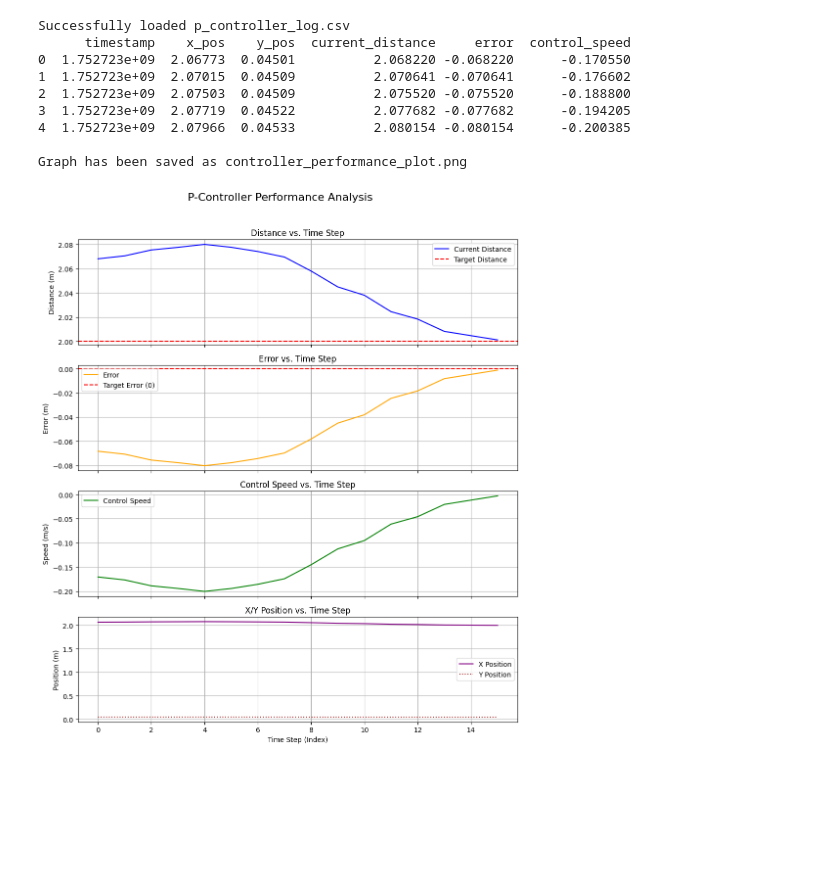
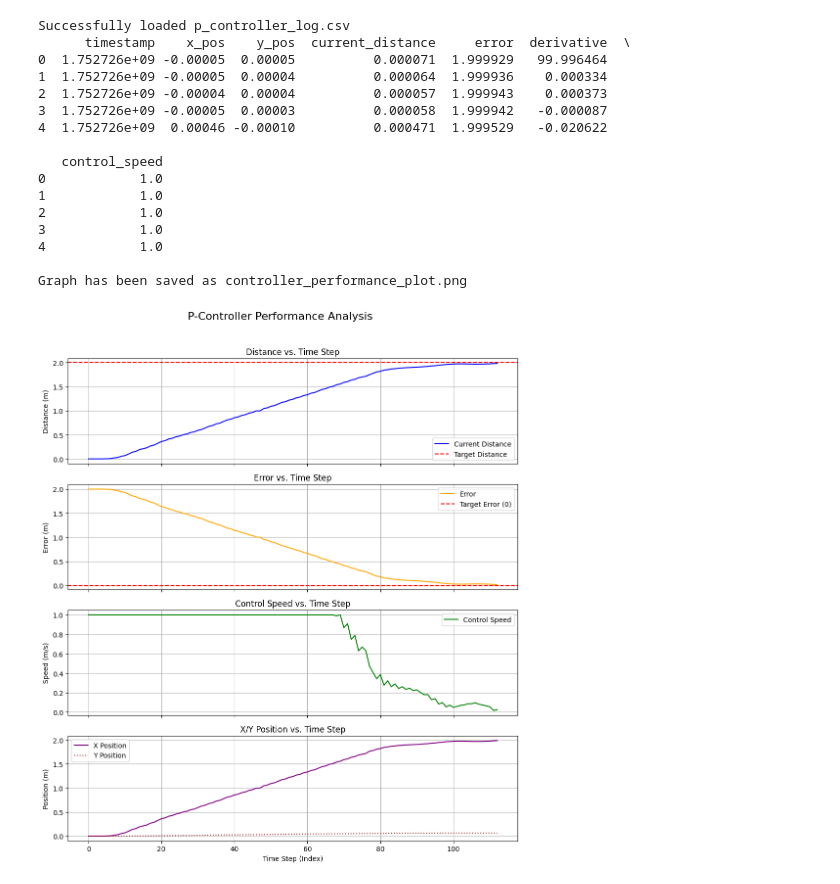
Before and after one commit to Klong1212/Robotmaster, a Jupyter notebook: robotmaster_P.ipynb, the cells around one changed output. Cells and saved outputs as stored; diff of their text form; code cells hidden in the pictures; blank space fills up the shorter version.

Commit message:
add plot and filter

```diff
--- a/robotmaster_P.ipynb
+++ b/robotmaster_P.ipynb
@@ -1,29 +0,0 @@
-# %%
-from robomaster import robot
-import math
-robot_state = {
-    'imu_acc_x': 0, 'imu_acc_y': 0
-}
-
-arraY = []
-
-def sub_imu_info_handler(imu_info):
-    acc_x, acc_y, acc_z, gyro_x, gyro_y, gyro_z = imu_info
-    robot_state['imu_acc_x'] = acc_x
-    robot_state['imu_acc_y'] = acc_y
-
-if __name__ == '__main__':
-    ep_robot = robot.Robot()
-    ep_robot.initialize(conn_type="ap")
-    ep_chassis = ep_robot.chassis
-
-    ep_chassis = ep_robot.chassis
-    ep_chassis.move(x=0.6, y=0, z=0, xy_speed=0.7).wait_for_completed()
-    distand=ep_chassis.sub_position()/1000
-    error = math.sqrt(robot_state['imu_acc_x']**2 + robot_state['imu_acc_y']**2) - 0.6
-    while error > 0.1:
-
-    time.sleep(3)
-    # Use math.sqrt instead of math.sqr, and fix the formula
-    error = math.sqrt(robot_state['imu_acc_x']**2 + robot_state['imu_acc_y']**2) - 6
-    ep_robot.close()
@@ -150,7 +269,7 @@ import matplotlib.pyplot as plt
 # --- 1. อ่านข้อมูลจากไฟล์ CSV ---
 try:
     # อ่านไฟล์ CSV ที่เราบันทึกไว้
-    df = pd.read_csv("p_controller_log_test.csv")
+    df = pd.read_csv("pd_controller_log.csv")
     print("Successfully loaded p_controller_log.csv")
     print(df.head()) # แสดง 5 แถวแรกเพื่อตรวจสอบ
 except FileNotFoundError:
@@ -179,37 +298,44 @@ axs[1].axhline(y=0, color='r', linestyle='--', label='Target Error (0)')
 axs[1].set_ylabel('Error (m)')
 axs[1].set_title('Error vs. Time Step')
 axs[1].legend()
 axs[1].grid(True)
 
 # กราฟที่ 3: ความเร็วที่ใช้ควบคุม (Control Speed)
 axs[2].plot(df.index, df['control_speed'], label='Control Speed', color='green')
 axs[2].set_ylabel('Speed (m/s)')
 axs[2].set_title('Control Speed vs. Time Step')
 axs[2].legend()
 axs[2].grid(True)
 
 # กราฟที่ 4: ตำแหน่ง X และ Y
 axs[3].plot(df.index, df['x_pos'], label='X Position', color='purple')
 axs[3].plot(df.index, df['y_pos'], label='Y Position', color='brown', linestyle=':')
 axs[3].set_xlabel('Time Step (Index)')
 axs[3].set_ylabel('Position (m)')
 axs[3].set_title('X/Y Position vs. Time Step')
 axs[3].legend()
 axs[3].grid(True)
 
 # --- 3. แสดงผลและบันทึกไฟล์ ---
 plt.tight_layout(rect=[0, 0.03, 1, 0.96]) # ปรับ layout ให้สวยงาม
 plt.savefig("controller_performance_plot.png") # บันทึกกราฟเป็นไฟล์รูปภาพ
 print("\nGraph has been saved as controller_performance_plot.png")
 plt.show() # แสดงกราฟขึ้นมาบนหน้าจอ
 # %% [output]
 Successfully loaded p_controller_log.csv
-      timestamp    x_pos    y_pos  current_distance     error  control_speed
-0  1.752723e+09  2.06773  0.04501          2.068220 -0.068220      -0.170550
-1  1.752723e+09  2.07015  0.04509          2.070641 -0.070641      -0.176602
-2  1.752723e+09  2.07503  0.04509          2.075520 -0.075520      -0.188800
-3  1.752723e+09  2.07719  0.04522          2.077682 -0.077682      -0.194205
-4  1.752723e+09  2.07966  0.04533          2.080154 -0.080154      -0.200385
+      timestamp    x_pos    y_pos  current_distance     error  derivative  \
+0  1.752726e+09 -0.00005  0.00005          0.000071  1.999929   99.996464
+1  1.752726e+09 -0.00005  0.00004          0.000064  1.999936    0.000334
+2  1.752726e+09 -0.00004  0.00004          0.000057  1.999943    0.000373
+3  1.752726e+09 -0.00005  0.00003          0.000058  1.999942   -0.000087
+4  1.752726e+09  0.00046 -0.00010          0.000471  1.999529   -0.020622
+
+   control_speed
+0            1.0
+1            1.0
+2            1.0
+3            1.0
+4            1.0
 
 Graph has been saved as controller_performance_plot.png
-[figure, old version]
+[figure, new version]
```
Also changed, not shown: parts of 4 cells of this notebook, 4 other files.
